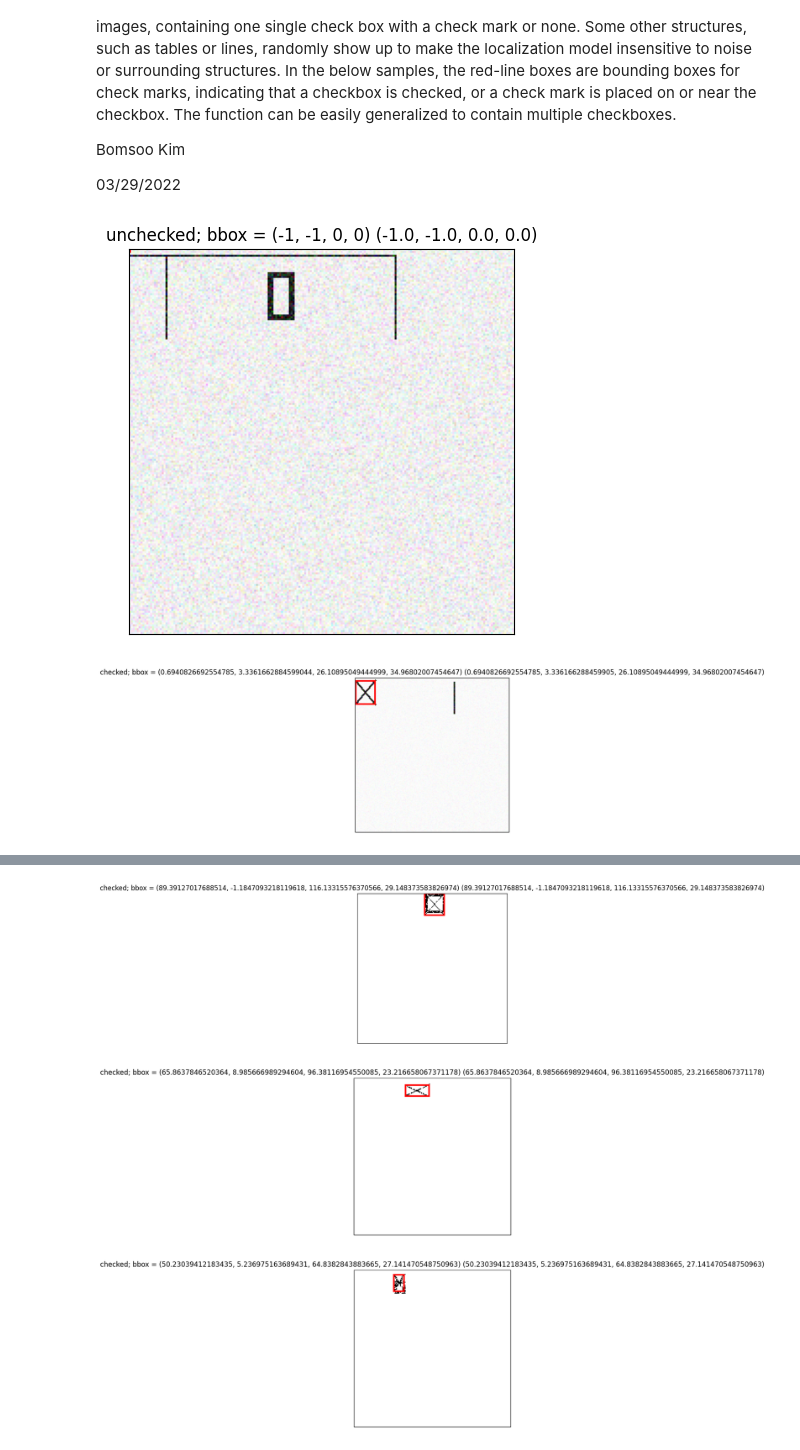
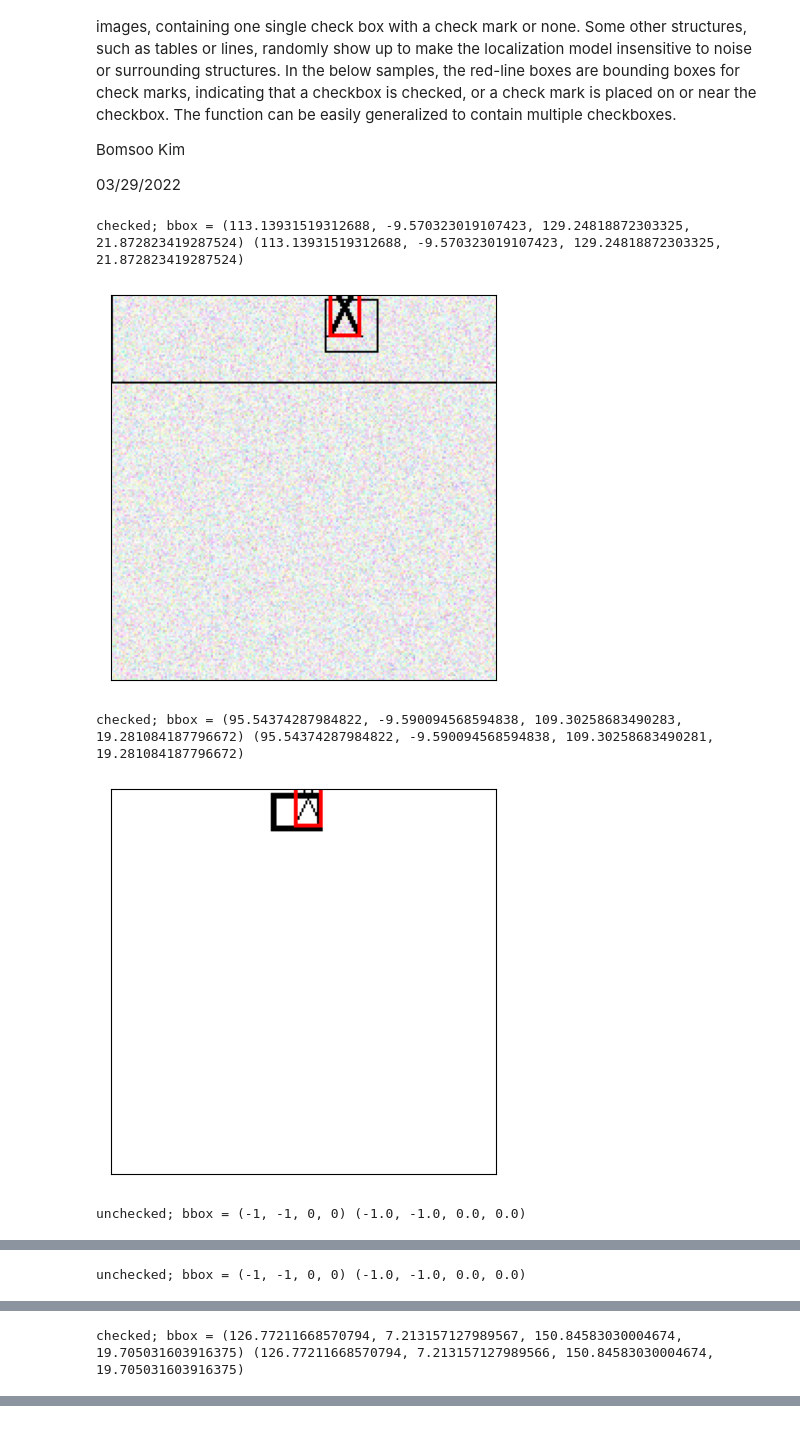
Before and after one commit to bomsoo-kim/datasets, a Jupyter notebook: checkboxes.ipynb, the cells around one changed output, grey strips where cells are left out. Saved outputs shown, nothing was run; the diff lists cells and outputs as text; code cells hidden in the pictures.

```diff
--- a/checkboxes.ipynb
+++ b/checkboxes.ipynb
@@ -193,33 +193,37 @@ def create_example(shape=(50, 200, 3), line_color_threshold=50, list_font_filepa
     if random.choice([0,1]):
         img[iiib[:,:,0] & (img[:,:,0] < threshold_bw)] = 0
         img[iiib[:,:,0] & (img[:,:,0] >= threshold_bw)] = 255
         img[iiiw[:,:,0] & (img[:,:,0] > threshold_bw)] = 255
         img[iiiw[:,:,0] & (img[:,:,0] <= threshold_bw)] = 0
 
     #--- draw bounding box for check -----------------------
     if draw_bbox:
         img = Image.fromarray(img) # convert to numpy array
         draw = ImageDraw.Draw(img)
         draw_box(draw, *bbox, 0, 0, 'red', 2)
         img = np.array(img) # convert to numpy array
 
     return img, is_checked, bbox, bbox_norm
 
 if __name__=='__main__':
     image_shape = (200, 200, 3)
     list_fonts = find_all_font_names()
 
     for _ in range(10):
         image, is_checked, bbox, bbox_norm = create_example(shape=image_shape, list_font_filepaths=list_fonts['filepath'].tolist(), draw_bbox=True)
     #     image, is_checked, bbox, bbox_norm = create_example(shape=image_shape, draw_bbox=False, line_color_threshold=1)
         bbox2 = (bbox_norm[0]*image_shape[1], bbox_norm[1]*image_shape[0], bbox_norm[2]*image_shape[1], bbox_norm[3]*image_shape[0])
 
+        print(f'checked; bbox = {bbox} {bbox2}' if is_checked else f'unchecked; bbox = {bbox} {bbox2}')
         plt.figure(figsize=(5, 5))
-        plt.title(f'checked; bbox = {bbox} {bbox2}' if is_checked else f'unchecked; bbox = {bbox} {bbox2}')
+        # plt.title(f'checked; bbox = {bbox} {bbox2}' if is_checked else f'unchecked; bbox = {bbox} {bbox2}')
         plt.imshow(image)
         plt.xticks([])
         plt.yticks([])
         plt.show()
 # %% [output]
+checked; bbox = (113.13931519312688, -9.570323019107423, 129.24818872303325, 21.872823419287524) (113.13931519312688, -9.570323019107423, 129.24818872303325, 21.872823419287524)
-[figure, old version]
+[figure, new version]
+checked; bbox = (95.54374287984822, -9.590094568594838, 109.30258683490283, 19.281084187796672) (95.54374287984822, -9.590094568594838, 109.30258683490281, 19.281084187796672)
-[figure, old version]
+[figure, new version]
+unchecked; bbox = (-1, -1, 0, 0) (-1.0, -1.0, 0.0, 0.0)
@@ -226,0 +231 @@ if __name__=='__main__':
+unchecked; bbox = (-1, -1, 0, 0) (-1.0, -1.0, 0.0, 0.0)
@@ -227,0 +233 @@ if __name__=='__main__':
+checked; bbox = (126.77211668570794, 7.213157127989567, 150.84583030004674, 19.705031603916375) (126.77211668570794, 7.213157127989566, 150.84583030004674, 19.705031603916375)
@@ -230,3 +236,0 @@ if __name__=='__main__':
-[figure, removed]
-[figure, removed]
-[figure, removed]
```
Also changed, not shown: parts of 1 cell of this notebook.
